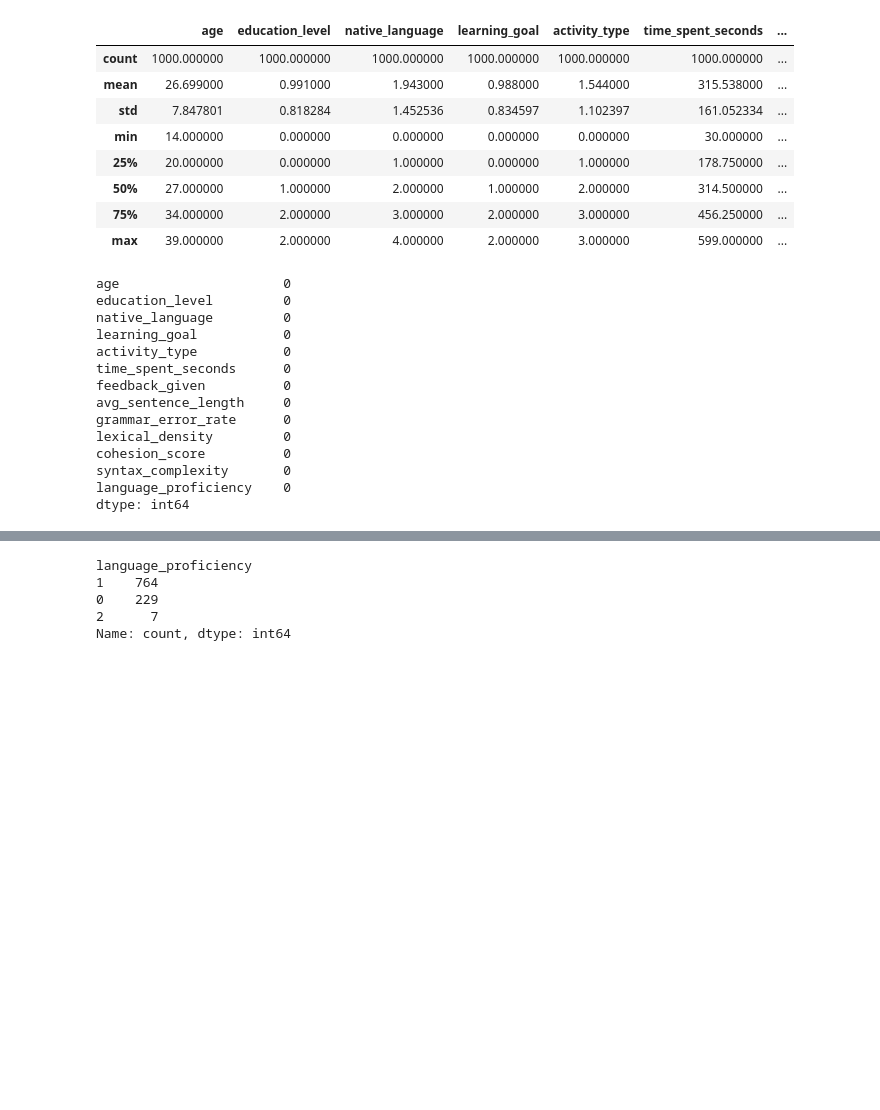
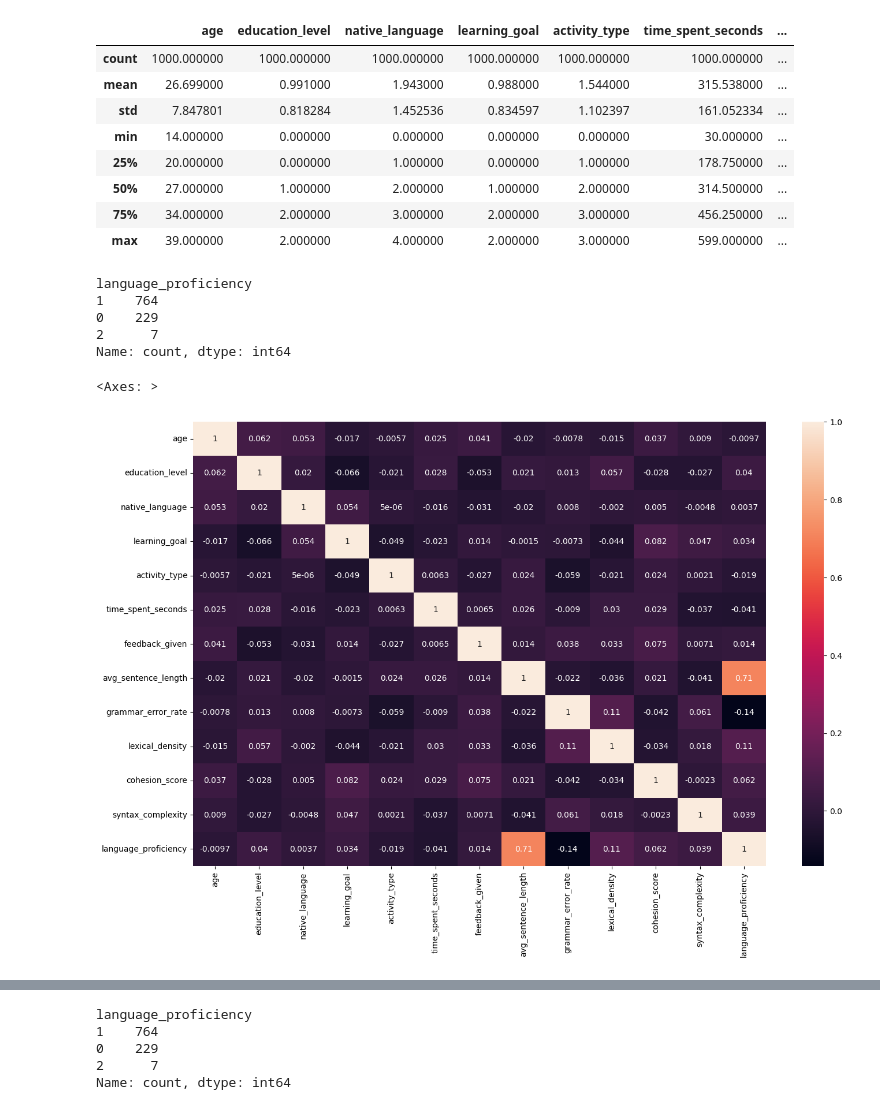
Before and after one commit to miguelestradam3/language_proficiency_classification, a Jupyter notebook: main.ipynb, the cells around one changed output, grey strips where cells are left out. Saved outputs shown, nothing was run; the diff lists cells and outputs as text; code cells hidden in the pictures; blank space fills up the shorter version.

```diff
--- a/main.ipynb
+++ b/main.ipynb
@@ -40,20 +57,17 @@ data_studies.describe()
 | 50% | 27.000000 | 1.000000 | 2.000000 | 1.000000 | 2.000000 | 314.500000 | ... |
 | 75% | 34.000000 | 2.000000 | 3.000000 | 2.000000 | 3.000000 | 456.250000 | ... |
 | max | 39.000000 | 2.000000 | 4.000000 | 2.000000 | 3.000000 | 599.000000 | ... |
-# %%
-data_studies.isna().sum()
-# %% [output]
-age                     0
-education_level         0
-native_language         0
-learning_goal           0
-activity_type           0
-time_spent_seconds      0
-feedback_given          0
-avg_sentence_length     0
-grammar_error_rate      0
-lexical_density         0
-cohesion_score          0
-syntax_complexity       0
-language_proficiency    0
-dtype: int64
+# %%
+data_studies['language_proficiency'].value_counts()
+# %% [output]
+language_proficiency
+1    764
+0    229
+2      7
+Name: count, dtype: int64
+# %%
+plt.figure(figsize=(16,10))
+sns.heatmap(data_studies.corr(), annot=True)
+# %% [output]
+<Axes: >
+[figure, added]
```
Also changed, not shown: parts of 5 cells of this notebook.
